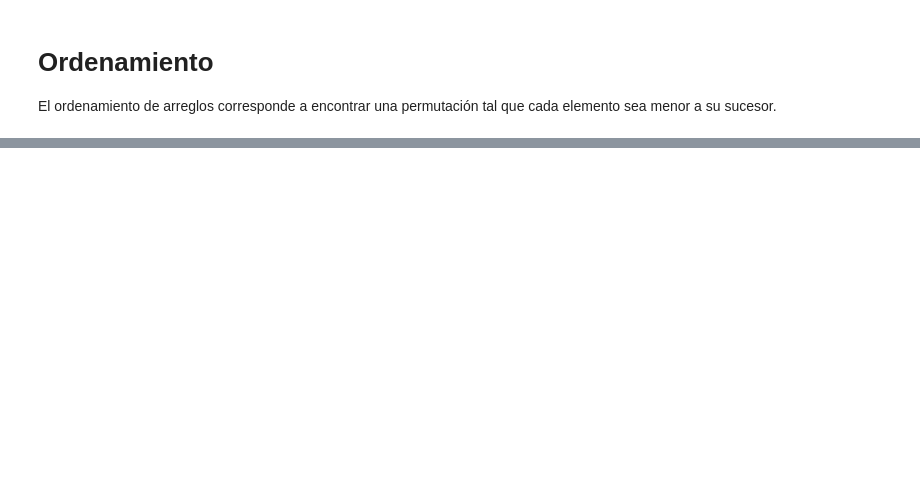
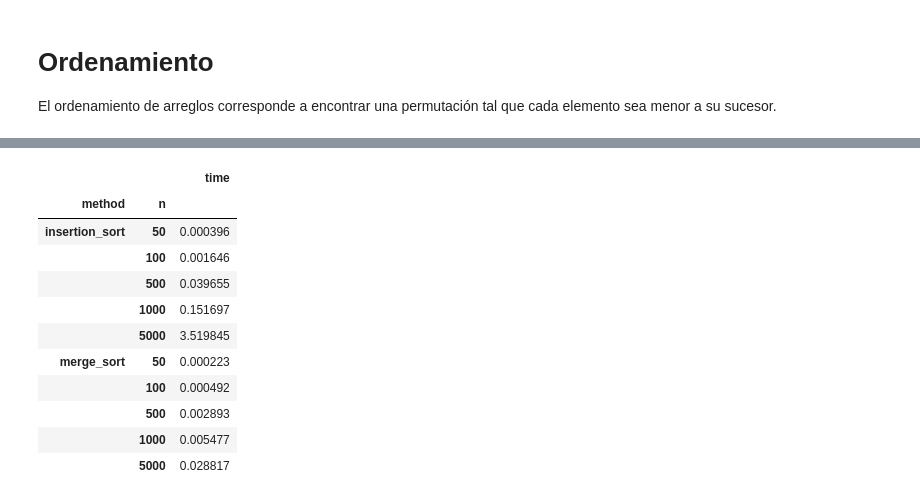
Before and after one commit to sherna90/analisis_algoritmos, a Jupyter notebook: ordenamiento.ipynb, the cells around one changed output, grey strips where cells are left out. Saved outputs shown, nothing was run; the diff lists cells and outputs as text; code cells hidden in the pictures; blank space fills up the shorter version.

```diff
--- a/ordenamiento.ipynb
+++ b/ordenamiento.ipynb
@@ -49,0 +73,6 @@ KeyboardInterrupt:
+# %%
+arr=gen_random(10)
+
+sorted_arr=mergesort(arr)
+
+print sorted_arr
@@ -49,0 +142,15 @@ KeyboardInterrupt:
+# %%
+df.groupby(['method','n']).mean()
+# %% [output]
+|  |  | time |
+| method | n |  |
+| insertion_sort | 50 | 0.000396 |
+|  | 100 | 0.001646 |
+|  | 500 | 0.039655 |
+|  | 1000 | 0.151697 |
+|  | 5000 | 3.519845 |
+| merge_sort | 50 | 0.000223 |
+|  | 100 | 0.000492 |
+|  | 500 | 0.002893 |
+|  | 1000 | 0.005477 |
+|  | 5000 | 0.028817 |
```
Also changed, not shown: parts of 7 cells of this notebook, 2 other files.
